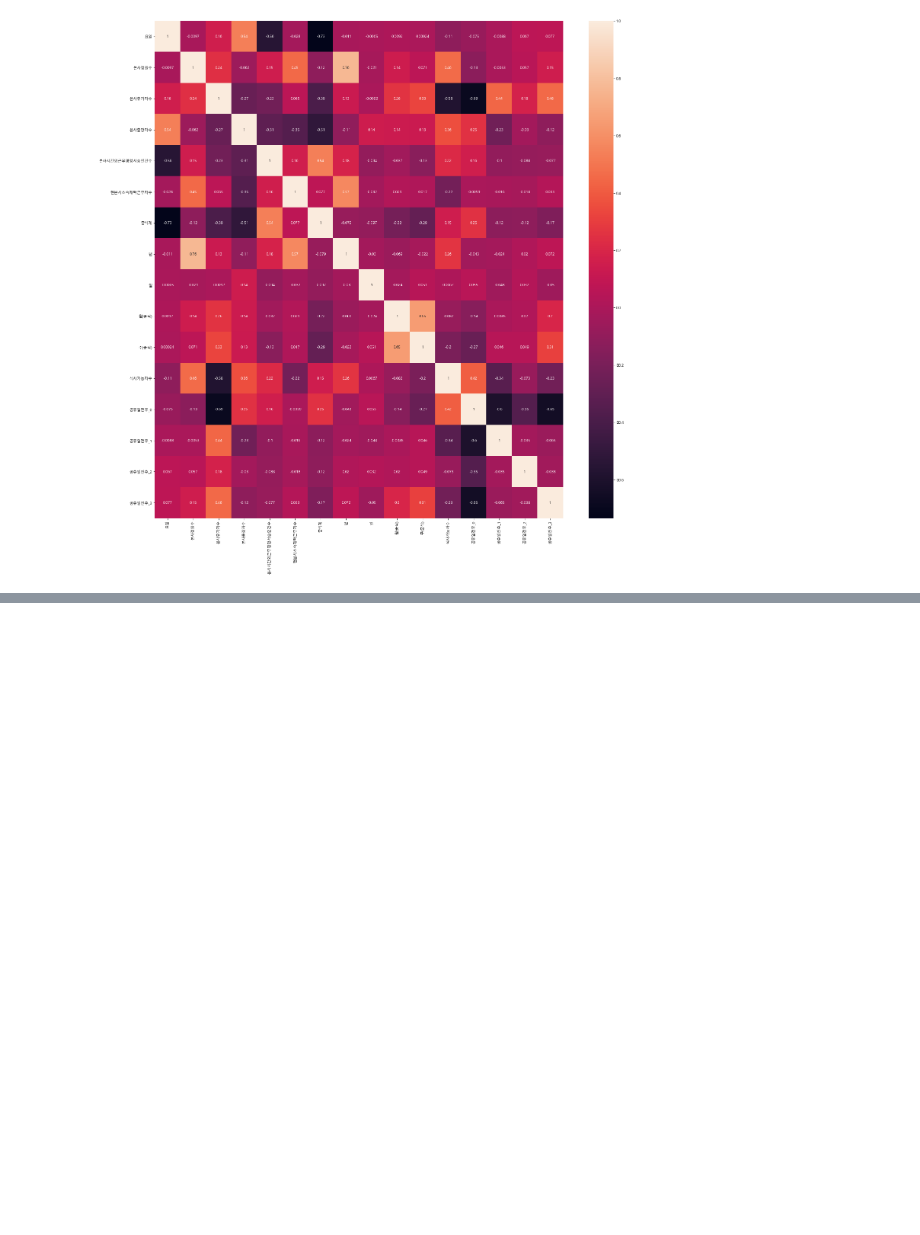
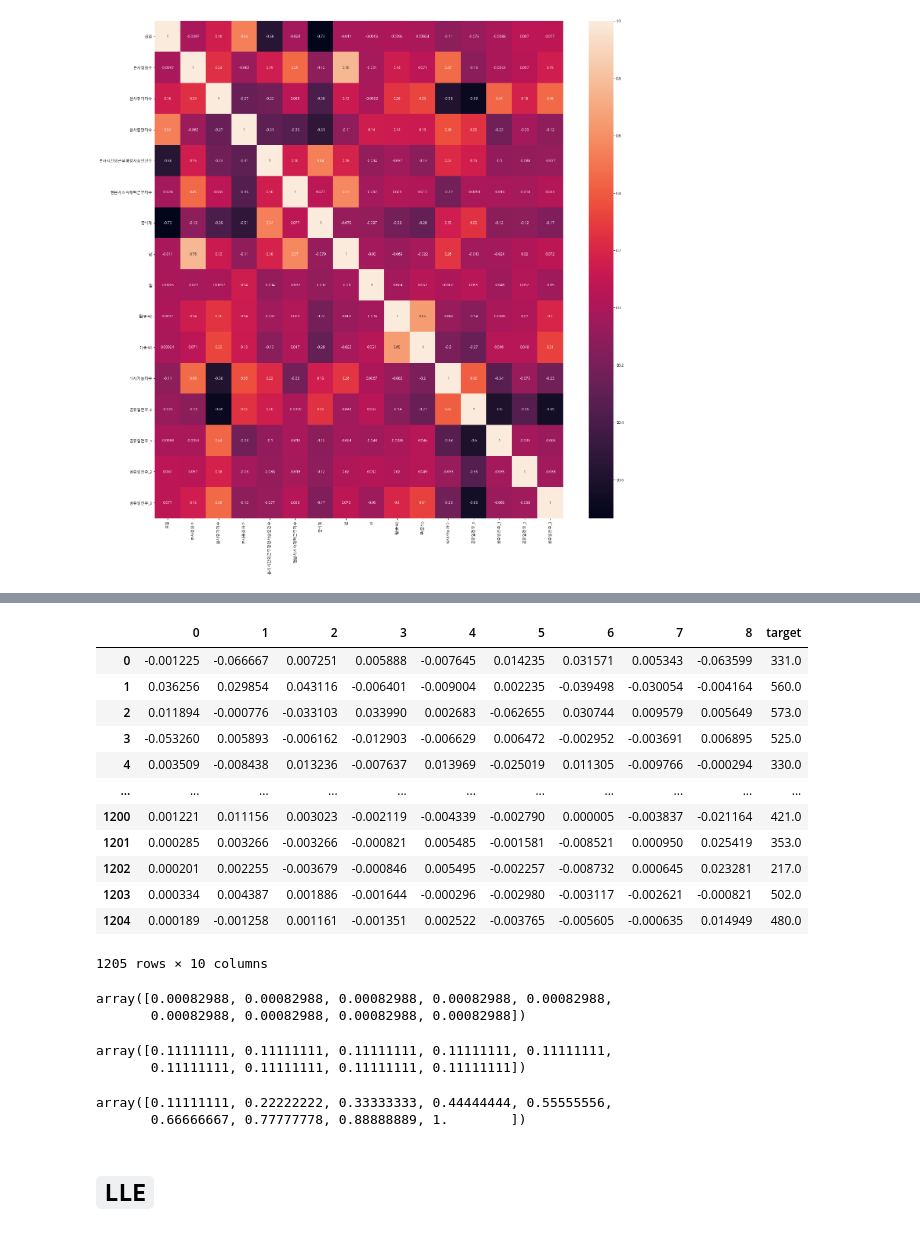
Before and after one commit to JBNU-JBIG/DACON-The_number_of_diners_in_the_cafeteria_Prediction, a Jupyter notebook: pca.ipynb, the cells around one changed output, grey strips where cells are left out. Cells and saved outputs as stored; diff of their text form; code cells hidden in the pictures; blank space fills up the shorter version.

```diff
--- a/pca.ipynb
+++ b/pca.ipynb
@@ -1281,0 +773,25 @@ sns.heatmap(corr, annot=True)
+# %%
+trainDF_kpca = pd.DataFrame(train_kpca)
+trainDF_kpca['target']= train_pca_dn.석식계
+# %%
+trainDF_kpca
+# %% [output]
+|  | 0 | 1 | 2 | 3 | 4 | 5 | 6 | 7 | 8 | target |
+| 0 | -0.001225 | -0.066667 | 0.007251 | 0.005888 | -0.007645 | 0.014235 | 0.031571 | 0.005343 | -0.063599 | 331.0 |
+| 1 | 0.036256 | 0.029854 | 0.043116 | -0.006401 | -0.009004 | 0.002235 | -0.039498 | -0.030054 | -0.004164 | 560.0 |
+| 2 | 0.011894 | -0.000776 | -0.033103 | 0.033990 | 0.002683 | -0.062655 | 0.030744 | 0.009579 | 0.005649 | 573.0 |
+| 3 | -0.053260 | 0.005893 | -0.006162 | -0.012903 | -0.006629 | 0.006472 | -0.002952 | -0.003691 | 0.006895 | 525.0 |
+| 4 | 0.003509 | -0.008438 | 0.013236 | -0.007637 | 0.013969 | -0.025019 | 0.011305 | -0.009766 | -0.000294 | 330.0 |
+| ... | ... | ... | ... | ... | ... | ... | ... | ... | ... | ... |
+| 1200 | 0.001221 | 0.011156 | 0.003023 | -0.002119 | -0.004339 | -0.002790 | 0.000005 | -0.003837 | -0.021164 | 421.0 |
+| 1201 | 0.000285 | 0.003266 | -0.003266 | -0.000821 | 0.005485 | -0.001581 | -0.008521 | 0.000950 | 0.025419 | 353.0 |
+| 1202 | 0.000201 | 0.002255 | -0.003679 | -0.000846 | 0.005495 | -0.002257 | -0.008732 | 0.000645 | 0.023281 | 217.0 |
+| 1203 | 0.000334 | 0.004387 | 0.001886 | -0.001644 | -0.000296 | -0.002980 | -0.003117 | -0.002621 | -0.000821 | 502.0 |
+| 1204 | 0.000189 | -0.001258 | 0.001161 | -0.001351 | 0.002522 | -0.003765 | -0.005605 | -0.000635 | 0.014949 | 480.0 |
+1205 rows × 10 columns
+# %%
+explained_variance = np.var(train_kpca, axis=0)
+explained_variance
+# %% [output]
+array([0.00082988, 0.00082988, 0.00082988, 0.00082988, 0.00082988,
+       0.00082988, 0.00082988, 0.00082988, 0.00082988])
@@ -1281,0 +800,12 @@ sns.heatmap(corr, annot=True)
+# %%
+explained_variance_ratio
+# %% [output]
+array([0.11111111, 0.11111111, 0.11111111, 0.11111111, 0.11111111,
+       0.11111111, 0.11111111, 0.11111111, 0.11111111])
+# %%
+np.cumsum(explained_variance_ratio)
+# %% [output]
+array([0.11111111, 0.22222222, 0.33333333, 0.44444444, 0.55555556,
+       0.66666667, 0.77777778, 0.88888889, 1.        ])
+# %% [markdown]
+# `LLE`
```
Also changed, not shown: parts of 90 cells of this notebook.
